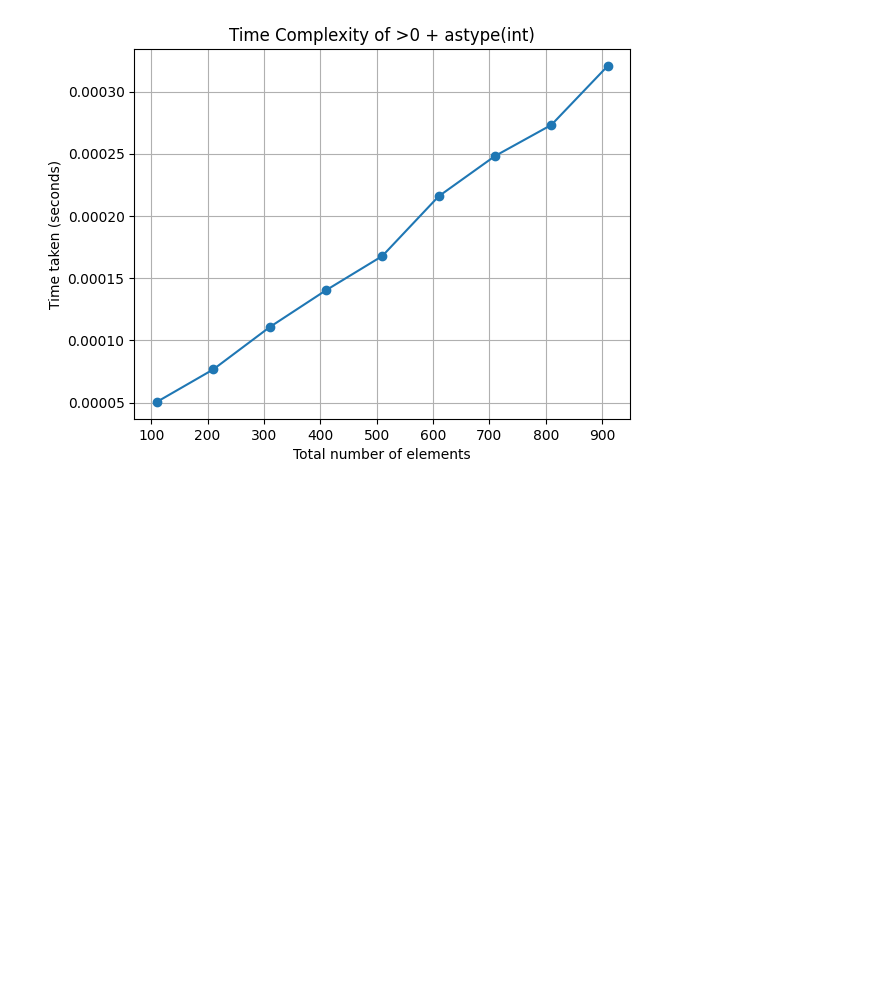
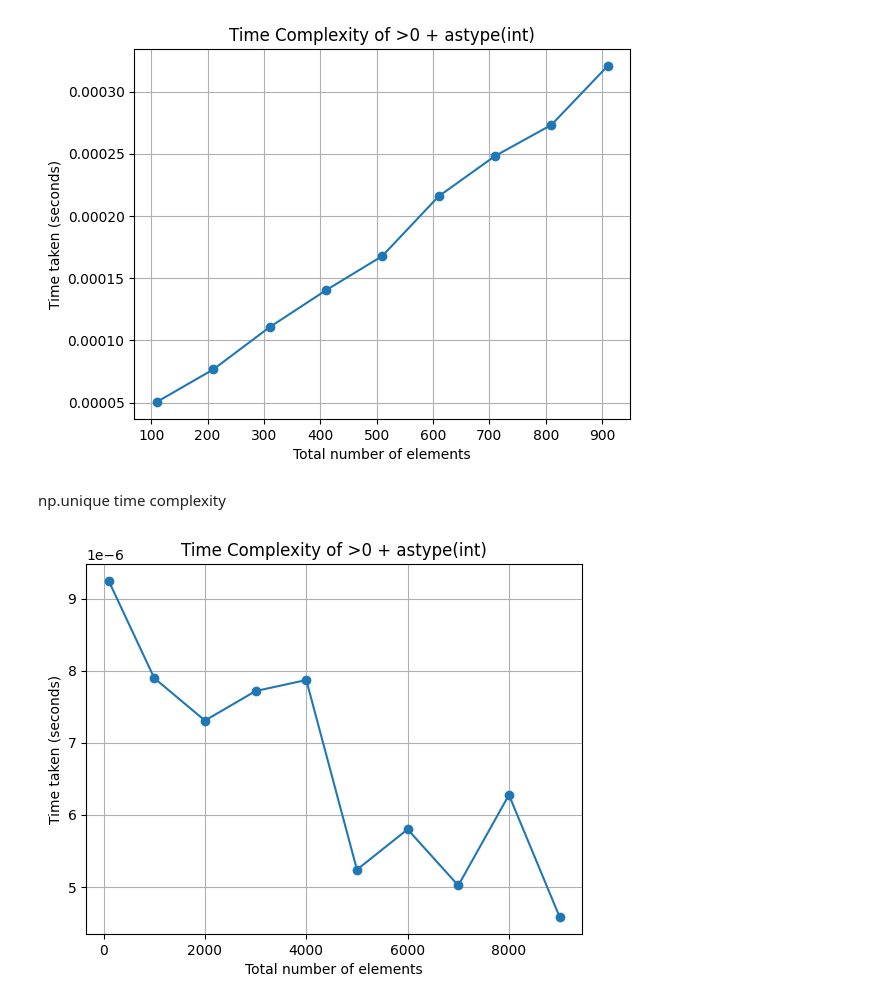
Before and after one commit to AntoDeca1/LSH_implementations, a Jupyter notebook: time_complexities.ipynb, the cells around one changed output. Saved outputs shown, nothing was run; the diff lists cells and outputs as text; code cells hidden in the pictures; blank space fills up the shorter version.

Commit message:
time complexity estimate

```diff
--- a/time_complexities.ipynb
+++ b/time_complexities.ipynb
@@ -245,7 +250,10 @@ def measure_time(func, args):
     end_time = time.time()
     return end_time - start_time
 
-matrices = [np.random.rand(100, 10), np.random.rand(200, 10), np.random.rand(300, 10), np.random.rand(400, 10),np.random.rand(500, 10),np.random.rand(600, 10),np.random.rand(700, 10),np.random.rand(800, 10),np.random.rand(900, 10)]
+
+matrices = [np.random.rand(100, 10), np.random.rand(200, 10), np.random.rand(300, 10), np.random.rand(400, 10),
+            np.random.rand(500, 10), np.random.rand(600, 10), np.random.rand(700, 10), np.random.rand(800, 10),
+            np.random.rand(900, 10)]
 trials = 2000
 times = []
 for matrix in matrices:
@@ -264,3 +272,33 @@ plt.grid(True)
 plt.show()
 # %% [output]
 [figure]
+# %% [markdown]
+np.unique time complexity
+# %%
+values = [100, 1000, 2000, 3000, 4000, 5000, 6000, 7000, 8000, 9000]
+# %%
+def measure_time(func, args):
+    start_time = time.time()
+    # Execute the operation
+    _ = func(args)
+    end_time = time.time()
+    return end_time - start_time
+# %%
+trials = 100
+times = []
+for value in values:
+    temp_times = []
+    for trial in tqdm(range(trials)):
+        time_taken = measure_time(np.unique, value)
+        temp_times.append(time_taken)
+    times.append(np.mean(temp_times))
+# %%
+# Plotting the results
+plt.plot([value for value in values], times, marker='o')
+plt.xlabel('Total number of elements')
+plt.ylabel('Time taken (seconds)')
+plt.title('Time Complexity of >0 + astype(int)')
+plt.grid(True)
+plt.show()
+# %% [output]
+[figure, added]
```
Also changed, not shown: parts of 5 cells of this notebook, 3 other files.
